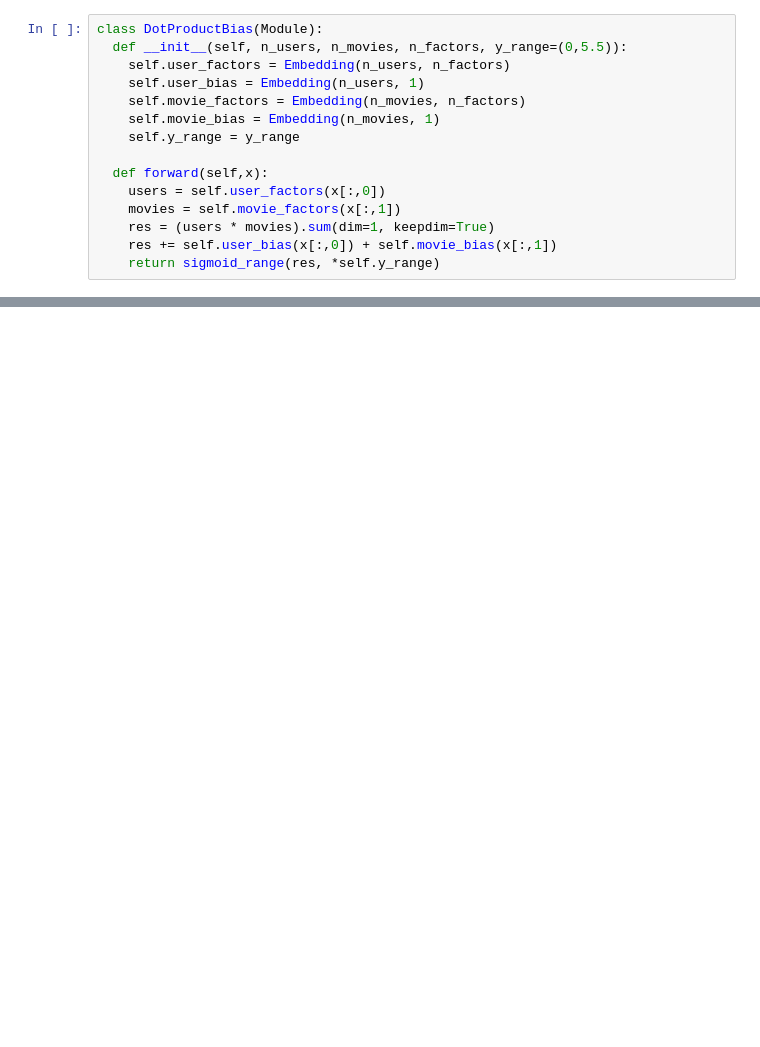
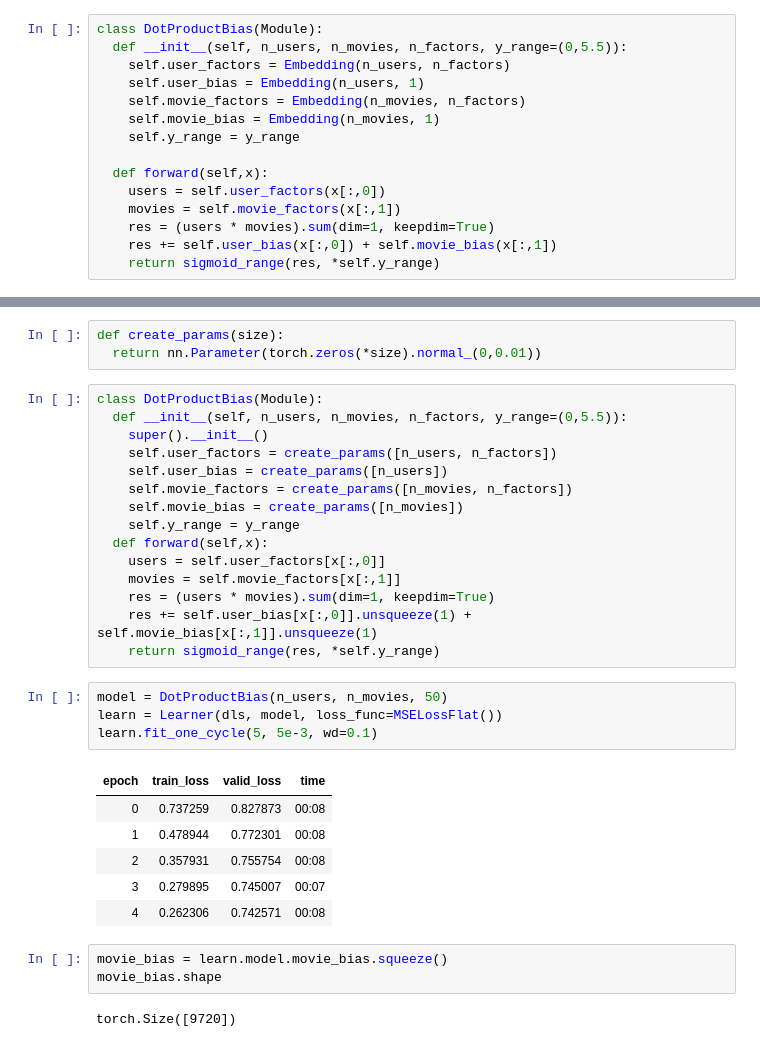
Before and after one commit to Evans-tats/recomendation_systems, a Jupyter notebook: collaborative_filtering.ipynb, the cells around one changed output, grey strips where cells are left out. Saved outputs shown, nothing was run; the diff lists cells and outputs as text; blank space fills up the shorter version.

```diff
--- a/collaborative_filtering.ipynb
+++ b/collaborative_filtering.ipynb
@@ -166,0 +210,34 @@ learn.fit_one_cycle(5, 5e-3)
+# %%
+def create_params(size):
+  return nn.Parameter(torch.zeros(*size).normal_(0,0.01))
+# %%
+class DotProductBias(Module):
+  def __init__(self, n_users, n_movies, n_factors, y_range=(0,5.5)):
+    super().__init__()
+    self.user_factors = create_params([n_users, n_factors])
+    self.user_bias = create_params([n_users])
+    self.movie_factors = create_params([n_movies, n_factors])
+    self.movie_bias = create_params([n_movies])
+    self.y_range = y_range
+  def forward(self,x):
+    users = self.user_factors[x[:,0]]
+    movies = self.movie_factors[x[:,1]]
+    res = (users * movies).sum(dim=1, keepdim=True)
+    res += self.user_bias[x[:,0]].unsqueeze(1) + self.movie_bias[x[:,1]].unsqueeze(1)
+    return sigmoid_range(res, *self.y_range)
+# %%
+model = DotProductBias(n_users, n_movies, 50)
+learn = Learner(dls, model, loss_func=MSELossFlat())
+learn.fit_one_cycle(5, 5e-3, wd=0.1)
+# %% [output]
+| epoch | train_loss | valid_loss | time |
+| 0 | 0.737259 | 0.827873 | 00:08 |
+| 1 | 0.478944 | 0.772301 | 00:08 |
+| 2 | 0.357931 | 0.755754 | 00:08 |
+| 3 | 0.279895 | 0.745007 | 00:07 |
+| 4 | 0.262306 | 0.742571 | 00:08 |
+# %%
+movie_bias = learn.model.movie_bias.squeeze()
+movie_bias.shape
+# %% [output]
+torch.Size([9720])
```
Also changed, not shown: parts of 13 cells of this notebook.
